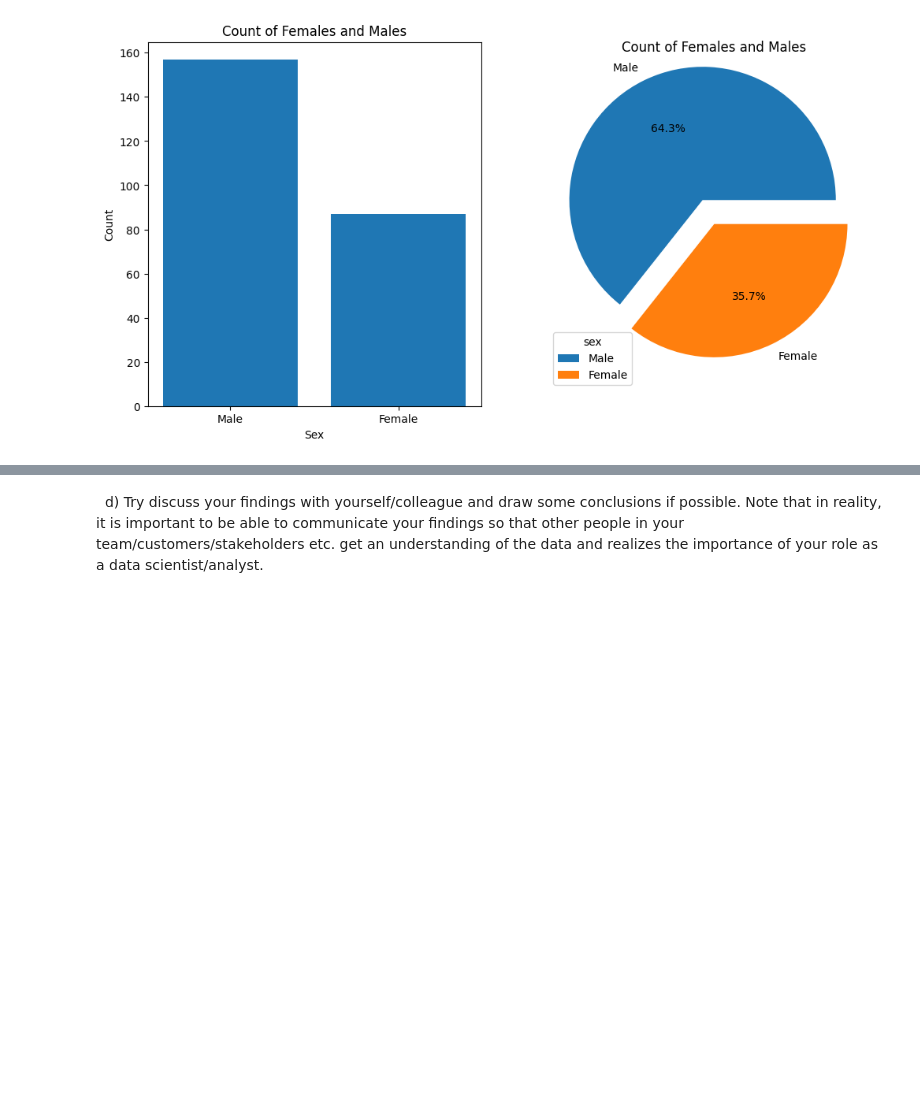
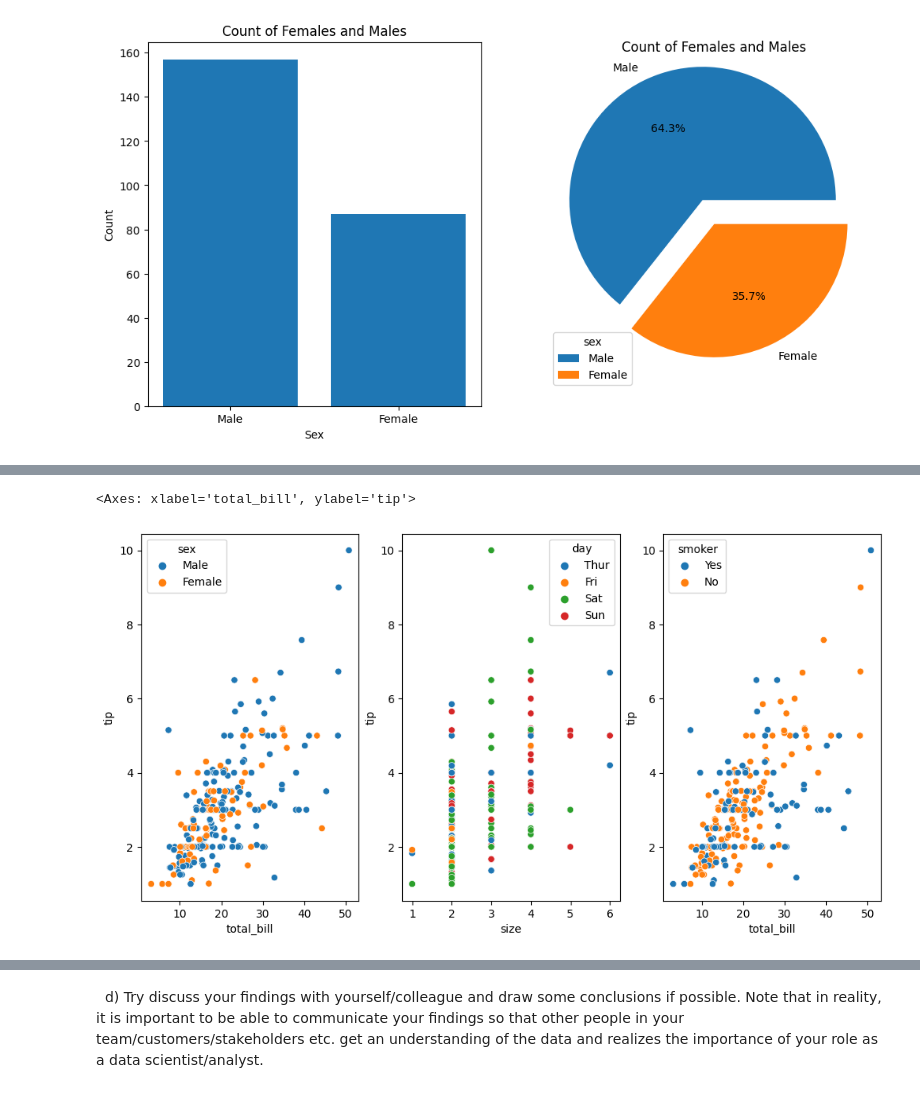
Before and after one commit to VineelaNedunuri/Machine-learning, a Jupyter notebook: Exercises/E03_overfit_regularization.ipynb, the cells around one changed output, grey strips where cells are left out. Saved outputs shown, nothing was run; the diff lists cells and outputs as text; code cells hidden in the pictures; blank space fills up the shorter version.

```diff
--- a/Exercises/E03_overfit_regularization.ipynb
+++ b/Exercises/E03_overfit_regularization.ipynb
@@ -141,0 +151,9 @@ plt.show()
+# %%
+# total tips given by males and females
+fig, ax = plt.subplots(1,3,figsize=(12, 6))
+sns.scatterplot(data=df, x='total_bill', y= 'tip', hue='sex',ax =ax[0])
+sns.scatterplot(data=df, x='size', y= 'tip', hue='day',ax=ax[1])
+sns.scatterplot(data=df, x='total_bill', y= 'tip', hue='smoker',ax=ax[2])
+# %% [output]
+<Axes: xlabel='total_bill', ylabel='tip'>
+[figure, added]
```
Also changed, not shown: parts of 13 cells of this notebook.
